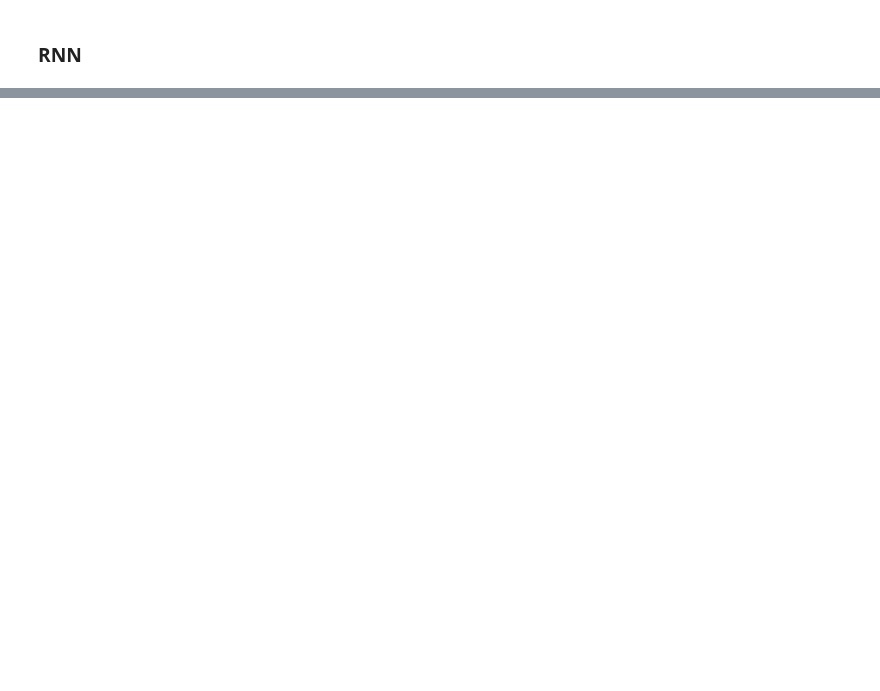
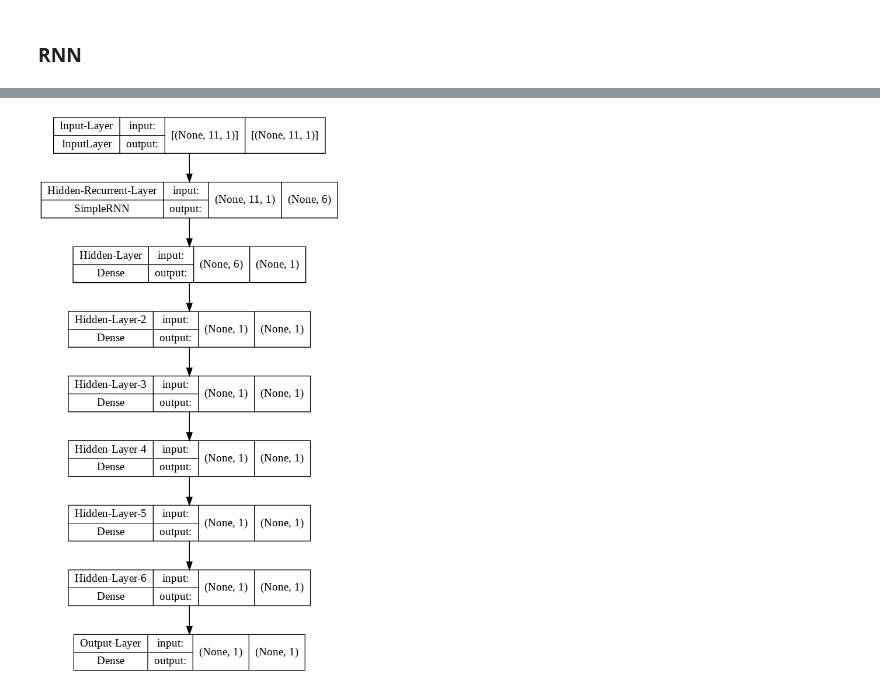
Before and after one commit to prathamagrawal/HeartBr, a Jupyter notebook: mlmodel.ipynb, the cells around one changed output, grey strips where cells are left out. Drawn from its saved outputs; the diff is of its cells as text; code cells hidden in the pictures; blank space fills up the shorter version.

```diff
--- a/mlmodel.ipynb
+++ b/mlmodel.ipynb
@@ -229,0 +228,15 @@ model.add()
+# %%
+time_step=11
+model = Sequential(name="RNN-Model")
+model.add(Input(shape=(time_step,1), name='Input-Layer'))
+model.add(SimpleRNN(units=6, activation='tanh', name='Hidden-Recurrent-Layer'))
+model.add(Dense(units=1, activation='tanh', name='Hidden-Layer'))
+model.add(Dense(units=1, activation='tanh',name='Hidden-Layer-2'))
+model.add(Dense(units=1, activation='tanh',name='Hidden-Layer-3'))
+model.add(Dense(units=1, activation='tanh',name='Hidden-Layer-4'))
+model.add(Dense(units=1, activation='tanh',name='Hidden-Layer-5'))
+model.add(Dense(units=1, activation='tanh',name='Hidden-Layer-6'))
+model.add(Dense(units=1, activation='sigmoid', name='Output-Layer'))
+
+
+model.compile(loss='binary_crossentropy', optimizer='adam', metrics=['accuracy'])
@@ -229,0 +345,4 @@ model.add()
+# %%
+plot_model(model, to_file='model_plot.png', show_shapes=True, show_layer_names=True)
+# %% [output]
+[figure, added]
```
Also changed, not shown: parts of 19 cells of this notebook.
